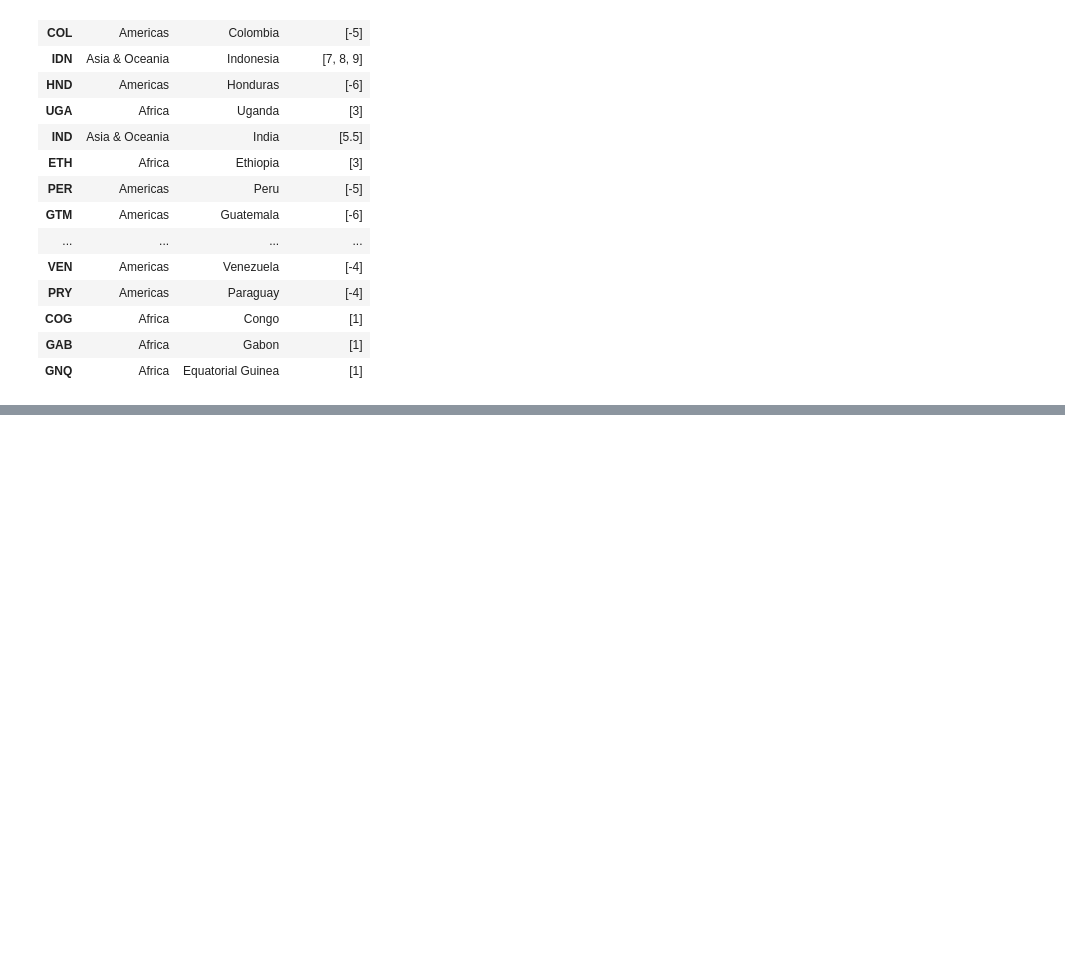
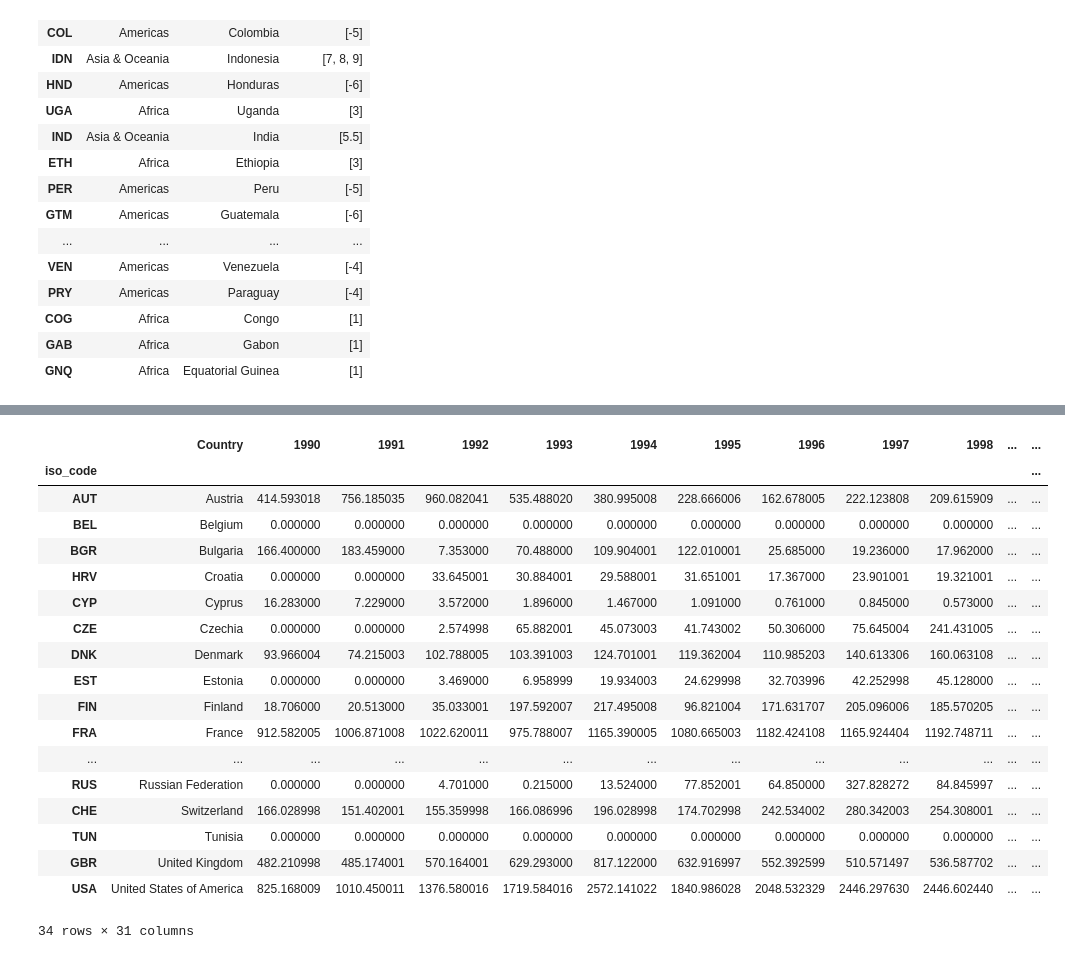
Before and after one commit to Ipgnosis/coffee-analysis, a Jupyter notebook: tz_clusterAnalysis.ipynb, the cells around one changed output, grey strips where cells are left out. Cells and saved outputs as stored; diff of their text form; code cells hidden in the pictures; blank space fills up the shorter version.

```diff
--- a/tz_clusterAnalysis.ipynb
+++ b/tz_clusterAnalysis.ipynb
@@ -64,0 +225,53 @@ importers_df
+# %%
+# load the coffee reexport data into a dataframe and reorganize the data
+
+# # Re-exports by selected importing  countries in thousand 60-kg bags
+c_2c = "Re-exports by selected importing  countries in thousand 60-kg bags"
+xl_2c = "2c - Re-exports.xlsx"
+prod_path = Path(os.path.join(DATA_DIR_STR, xl_2c))
+df2c = pd.read_excel(prod_path, engine="openpyxl").fillna(0)
+
+# drop the superfluous rows
+df2c.drop([0, 3, 36], inplace=True)
+
+# change the Country column names
+df2c.rename(columns={"Calendar years": "Country"}, inplace=True)
+
+# sort the dataframes by Country and strip white space from country names
+df2c.sort_values(by=["Country"], inplace=True)
+df2c["Country"] = df2c["Country"].apply(lambda x: x.strip())
+
+# reset the index to iso code for df2c
+
+iso_code = []
+
+for i, drow in df2c.iterrows():
+    for j, prow in imp_exp_df.iterrows():
+        if drow["Country"] == prow["country"]:
+            iso_code.append(j)
+            break
+
+df2c["iso_code"] = iso_code
+df2c.set_index(["iso_code"], inplace=True)
+
+df2c
+# %% [output]
+|  | Country | 1990 | 1991 | 1992 | 1993 | 1994 | 1995 | 1996 | 1997 | 1998 | ... | ... |
+| iso_code |  |  |  |  |  |  |  |  |  |  |  | ... |
+| AUT | Austria | 414.593018 | 756.185035 | 960.082041 | 535.488020 | 380.995008 | 228.666006 | 162.678005 | 222.123808 | 209.615909 | ... | ... |
+| BEL | Belgium | 0.000000 | 0.000000 | 0.000000 | 0.000000 | 0.000000 | 0.000000 | 0.000000 | 0.000000 | 0.000000 | ... | ... |
+| BGR | Bulgaria | 166.400000 | 183.459000 | 7.353000 | 70.488000 | 109.904001 | 122.010001 | 25.685000 | 19.236000 | 17.962000 | ... | ... |
+| HRV | Croatia | 0.000000 | 0.000000 | 33.645001 | 30.884001 | 29.588001 | 31.651001 | 17.367000 | 23.901001 | 19.321001 | ... | ... |
+| CYP | Cyprus | 16.283000 | 7.229000 | 3.572000 | 1.896000 | 1.467000 | 1.091000 | 0.761000 | 0.845000 | 0.573000 | ... | ... |
+| CZE | Czechia | 0.000000 | 0.000000 | 2.574998 | 65.882001 | 45.073003 | 41.743002 | 50.306000 | 75.645004 | 241.431005 | ... | ... |
+| DNK | Denmark | 93.966004 | 74.215003 | 102.788005 | 103.391003 | 124.701001 | 119.362004 | 110.985203 | 140.613306 | 160.063108 | ... | ... |
+| EST | Estonia | 0.000000 | 0.000000 | 3.469000 | 6.958999 | 19.934003 | 24.629998 | 32.703996 | 42.252998 | 45.128000 | ... | ... |
+| FIN | Finland | 18.706000 | 20.513000 | 35.033001 | 197.592007 | 217.495008 | 96.821004 | 171.631707 | 205.096006 | 185.570205 | ... | ... |
+| FRA | France | 912.582005 | 1006.871008 | 1022.620011 | 975.788007 | 1165.390005 | 1080.665003 | 1182.424108 | 1165.924404 | 1192.748711 | ... | ... |
+| ... | ... | ... | ... | ... | ... | ... | ... | ... | ... | ... | ... | ... |
+| RUS | Russian Federation | 0.000000 | 0.000000 | 4.701000 | 0.215000 | 13.524000 | 77.852001 | 64.850000 | 327.828272 | 84.845997 | ... | ... |
+| CHE | Switzerland | 166.028998 | 151.402001 | 155.359998 | 166.086996 | 196.028998 | 174.702998 | 242.534002 | 280.342003 | 254.308001 | ... | ... |
+| TUN | Tunisia | 0.000000 | 0.000000 | 0.000000 | 0.000000 | 0.000000 | 0.000000 | 0.000000 | 0.000000 | 0.000000 | ... | ... |
+| GBR | United Kingdom | 482.210998 | 485.174001 | 570.164001 | 629.293000 | 817.122000 | 632.916997 | 552.392599 | 510.571497 | 536.587702 | ... | ... |
+| USA | United States of America | 825.168009 | 1010.450011 | 1376.580016 | 1719.584016 | 2572.141022 | 1840.986028 | 2048.532329 | 2446.297630 | 2446.602440 | ... | ... |
+34 rows × 31 columns
```
Also changed, not shown: parts of 21 cells of this notebook, 1 other file.
